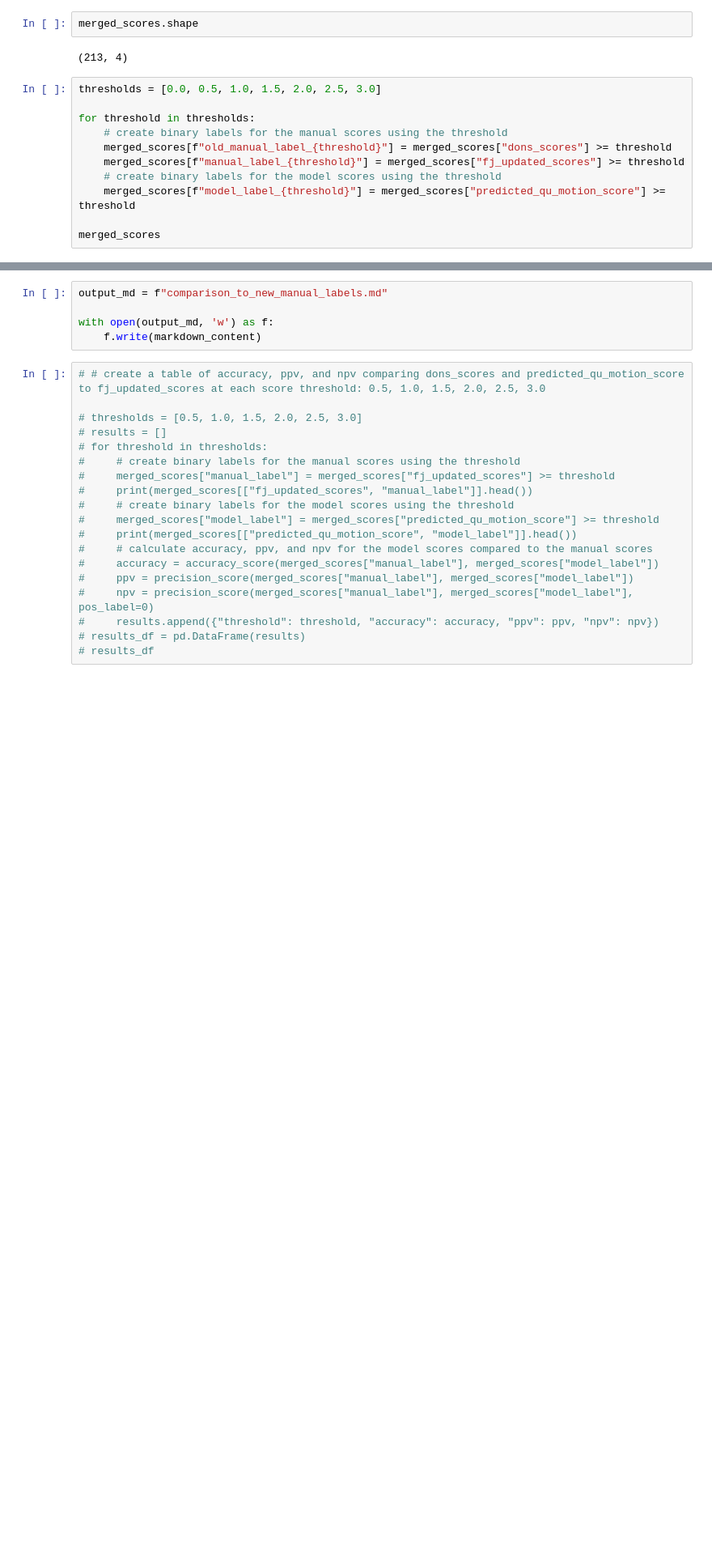
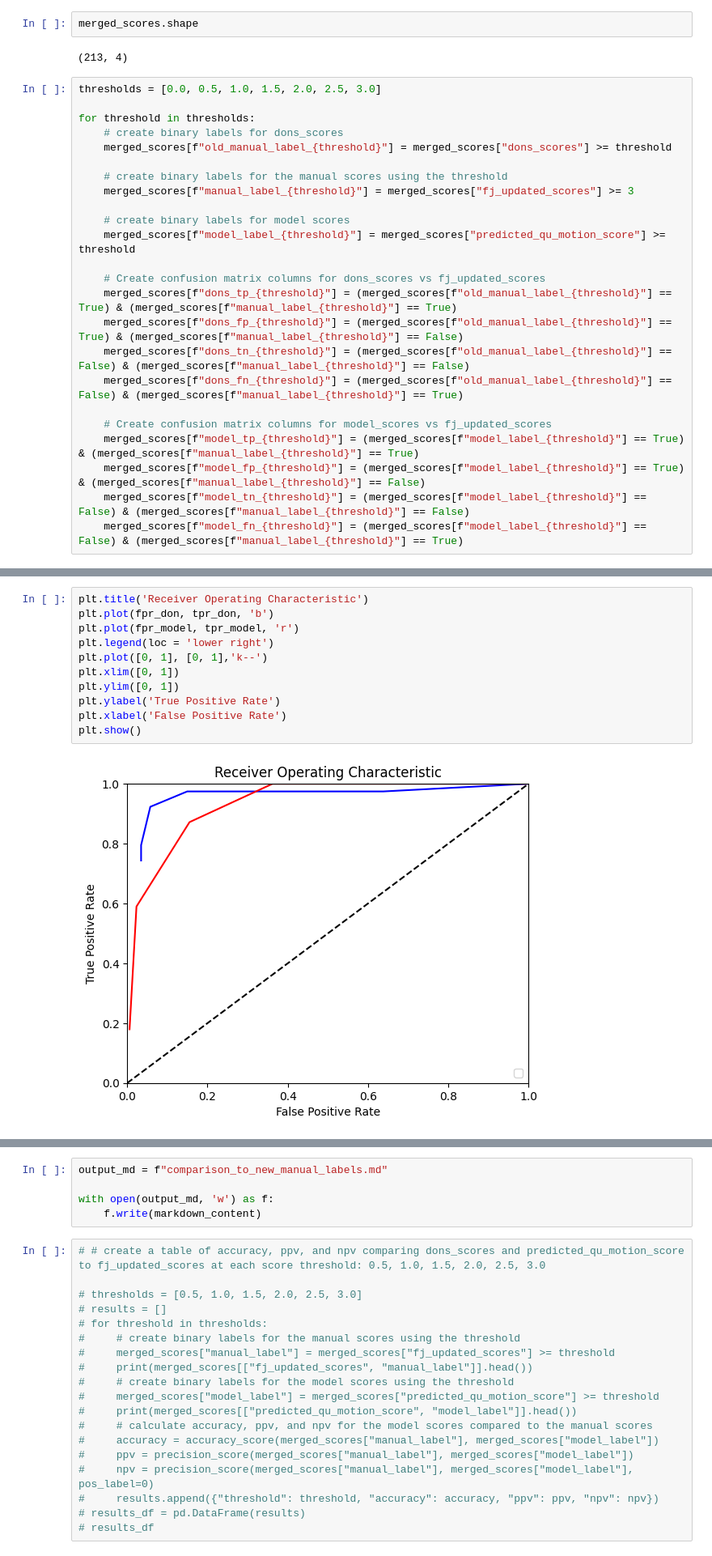
Before and after one commit to DCAN-Labs/automated-qc, a Jupyter notebook: scripts/utils/where_model_is_most_correct.ipynb, the cells around one changed output, grey strips where cells are left out. Shown at 81% size. Saved outputs shown, nothing was run; the diff lists cells and outputs as text; blank space fills up the shorter version.

```diff
--- a/scripts/utils/where_model_is_most_correct.ipynb
+++ b/scripts/utils/where_model_is_most_correct.ipynb
@@ -84,10 +86,23 @@ merged_scores.shape
 thresholds = [0.0, 0.5, 1.0, 1.5, 2.0, 2.5, 3.0]
 
 for threshold in thresholds:
+    # create binary labels for dons_scores
+    merged_scores[f"old_manual_label_{threshold}"] = merged_scores["dons_scores"] >= threshold
+
     # create binary labels for the manual scores using the threshold
-    merged_scores[f"old_manual_label_{threshold}"] = merged_scores["dons_scores"] >= threshold
-    merged_scores[f"manual_label_{threshold}"] = merged_scores["fj_updated_scores"] >= threshold
-    # create binary labels for the model scores using the threshold
+    merged_scores[f"manual_label_{threshold}"] = merged_scores["fj_updated_scores"] >= 3
+
+    # create binary labels for model scores
     merged_scores[f"model_label_{threshold}"] = merged_scores["predicted_qu_motion_score"] >= threshold
 
-merged_scores
+    # Create confusion matrix columns for dons_scores vs fj_updated_scores
+    merged_scores[f"dons_tp_{threshold}"] = (merged_scores[f"old_manual_label_{threshold}"] == True) & (merged_scores[f"manual_label_{threshold}"] == True)
+    merged_scores[f"dons_fp_{threshold}"] = (merged_scores[f"old_manual_label_{threshold}"] == True) & (merged_scores[f"manual_label_{threshold}"] == False)
+    merged_scores[f"dons_tn_{threshold}"] = (merged_scores[f"old_manual_label_{threshold}"] == False) & (merged_scores[f"manual_label_{threshold}"] == False)
+    merged_scores[f"dons_fn_{threshold}"] = (merged_scores[f"old_manual_label_{threshold}"] == False) & (merged_scores[f"manual_label_{threshold}"] == True)
+
+    # Create confusion matrix columns for model_scores vs fj_updated_scores
+    merged_scores[f"model_tp_{threshold}"] = (merged_scores[f"model_label_{threshold}"] == True) & (merged_scores[f"manual_label_{threshold}"] == True)
+    merged_scores[f"model_fp_{threshold}"] = (merged_scores[f"model_label_{threshold}"] == True) & (merged_scores[f"manual_label_{threshold}"] == False)
+    merged_scores[f"model_tn_{threshold}"] = (merged_scores[f"model_label_{threshold}"] == False) & (merged_scores[f"manual_label_{threshold}"] == False)
+    merged_scores[f"model_fn_{threshold}"] = (merged_scores[f"model_label_{threshold}"] == False) & (merged_scores[f"manual_label_{threshold}"] == True)
@@ -107,0 +201,13 @@ merged_scores
+# %%
+plt.title('Receiver Operating Characteristic')
+plt.plot(fpr_don, tpr_don, 'b')
+plt.plot(fpr_model, tpr_model, 'r')
+plt.legend(loc = 'lower right')
+plt.plot([0, 1], [0, 1],'k--')
+plt.xlim([0, 1])
+plt.ylim([0, 1])
+plt.ylabel('True Positive Rate')
+plt.xlabel('False Positive Rate')
+plt.show()
+# %% [output]
+[figure, added]
```
Also changed, not shown: parts of 15 cells of this notebook, 3 other files.
